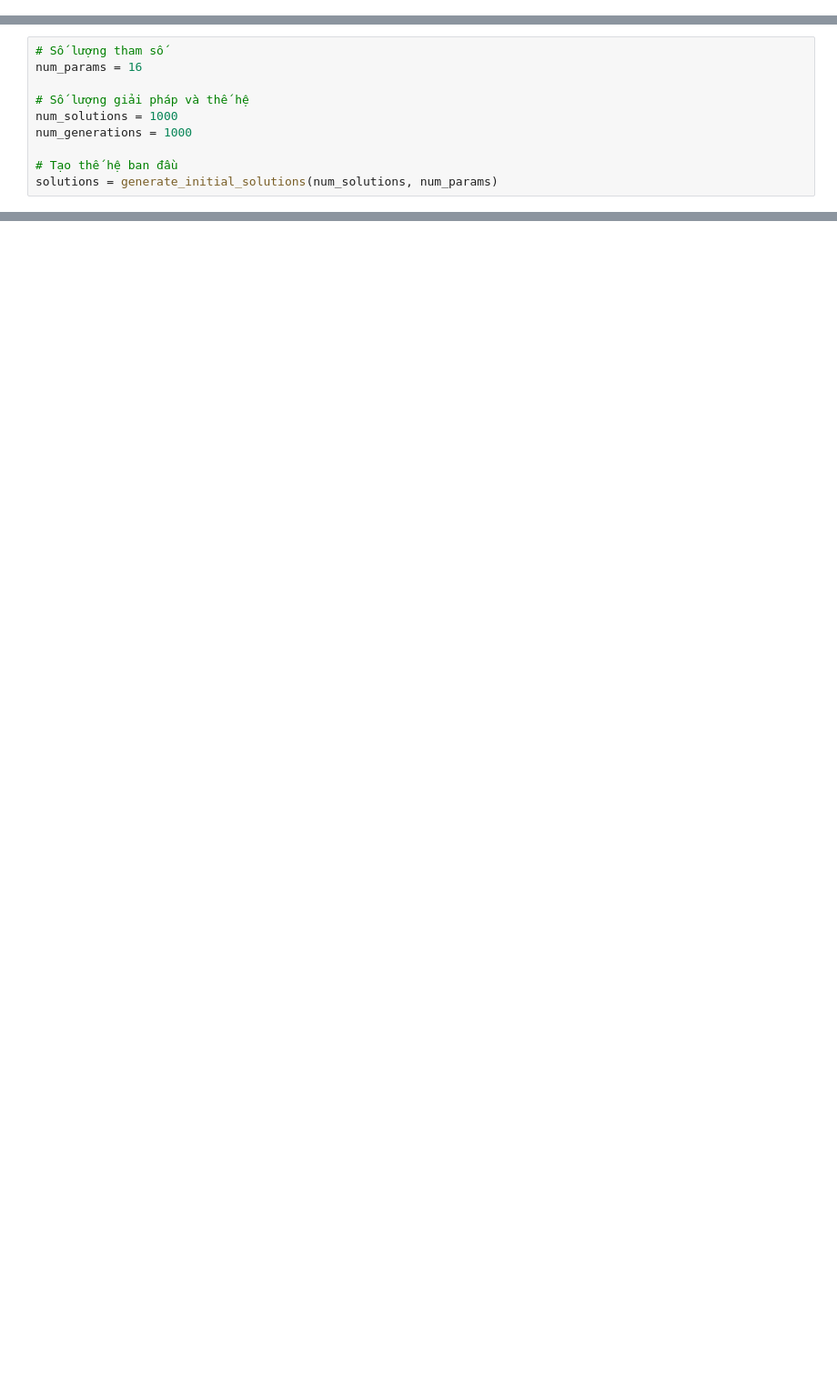
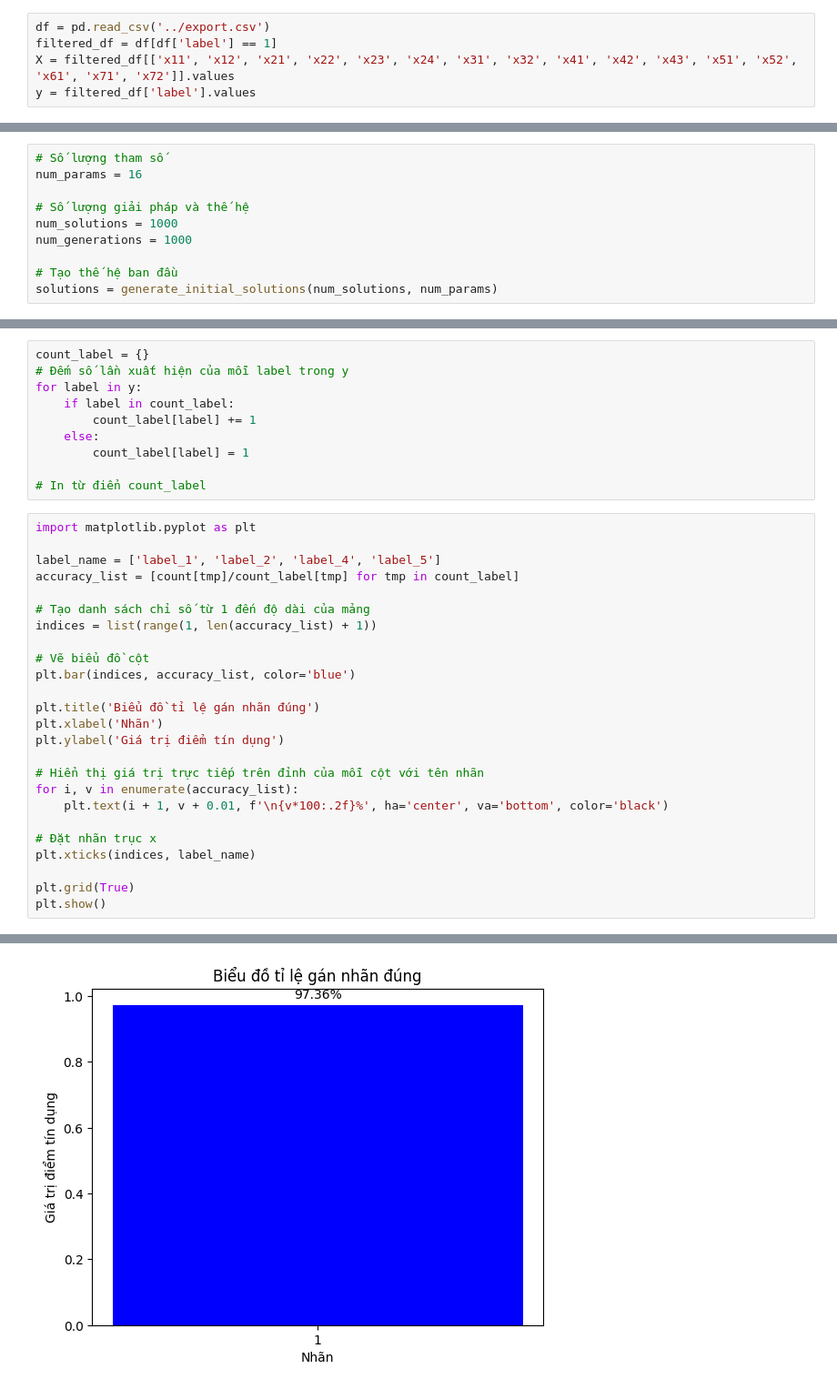
Before and after one commit to lovetonight/New_DataAnalysis, a Jupyter notebook: calculate-features/model/testGA.ipynb, the cells around one changed output, grey strips where cells are left out. Shown at 91% size. Cells and saved outputs as stored; diff of their text form; blank space fills up the shorter version.

```diff
--- a/calculate-features/model/testGA.ipynb
+++ b/calculate-features/model/testGA.ipynb
@@ -4,2 +9,7 @@ import numpy as np
+# %%
+df = pd.read_csv('../export.csv')
+filtered_df = df[df['label'] == 1]
+X = filtered_df[['x11', 'x12', 'x21', 'x22', 'x23', 'x24', 'x31', 'x32', 'x41', 'x42', 'x43', 'x51', 'x52', 'x61', 'x71', 'x72']].values
+y = filtered_df['label'].values
 # %%
 def foo(theta):
@@ -102,0 +267,36 @@ solutions[0]
+# %%
+count_label = {}
+# Đếm số lần xuất hiện của mỗi label trong y
+for label in y:
+    if label in count_label:
+        count_label[label] += 1
+    else:
+        count_label[label] = 1
+
+# In từ điển count_label
+# %%
+import matplotlib.pyplot as plt
+
+label_name = ['label_1', 'label_2', 'label_4', 'label_5']
+accuracy_list = [count[tmp]/count_label[tmp] for tmp in count_label]
+
+# Tạo danh sách chỉ số từ 1 đến độ dài của mảng
+indices = list(range(1, len(accuracy_list) + 1))
+
+# Vẽ biểu đồ cột
+plt.bar(indices, accuracy_list, color='blue')
+
+plt.title('Biểu đồ tỉ lệ gán nhãn đúng')
+plt.xlabel('Nhãn')
+plt.ylabel('Giá trị điểm tín dụng')
+
+# Hiển thị giá trị trực tiếp trên đỉnh của mỗi cột với tên nhãn
+for i, v in enumerate(accuracy_list):
+    plt.text(i + 1, v + 0.01, f'\n{v*100:.2f}%', ha='center', va='bottom', color='black')
+
+# Đặt nhãn trục x
+plt.xticks(indices, label_name)
+
+plt.grid(True)
+plt.show()
+# %% [output]
@@ -102,0 +304 @@ solutions[0]
+[figure, added]
```
Also changed, not shown: parts of 20 cells of this notebook.
